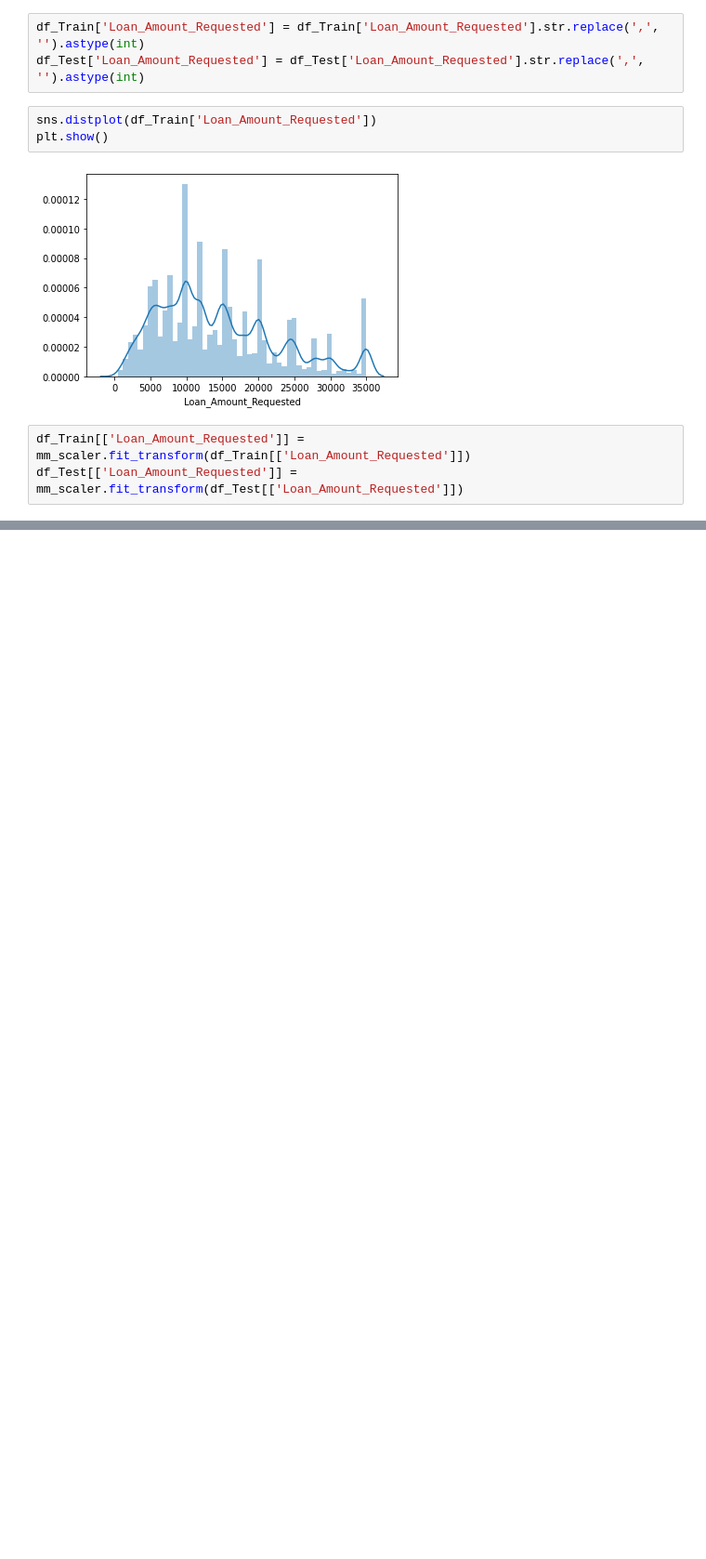
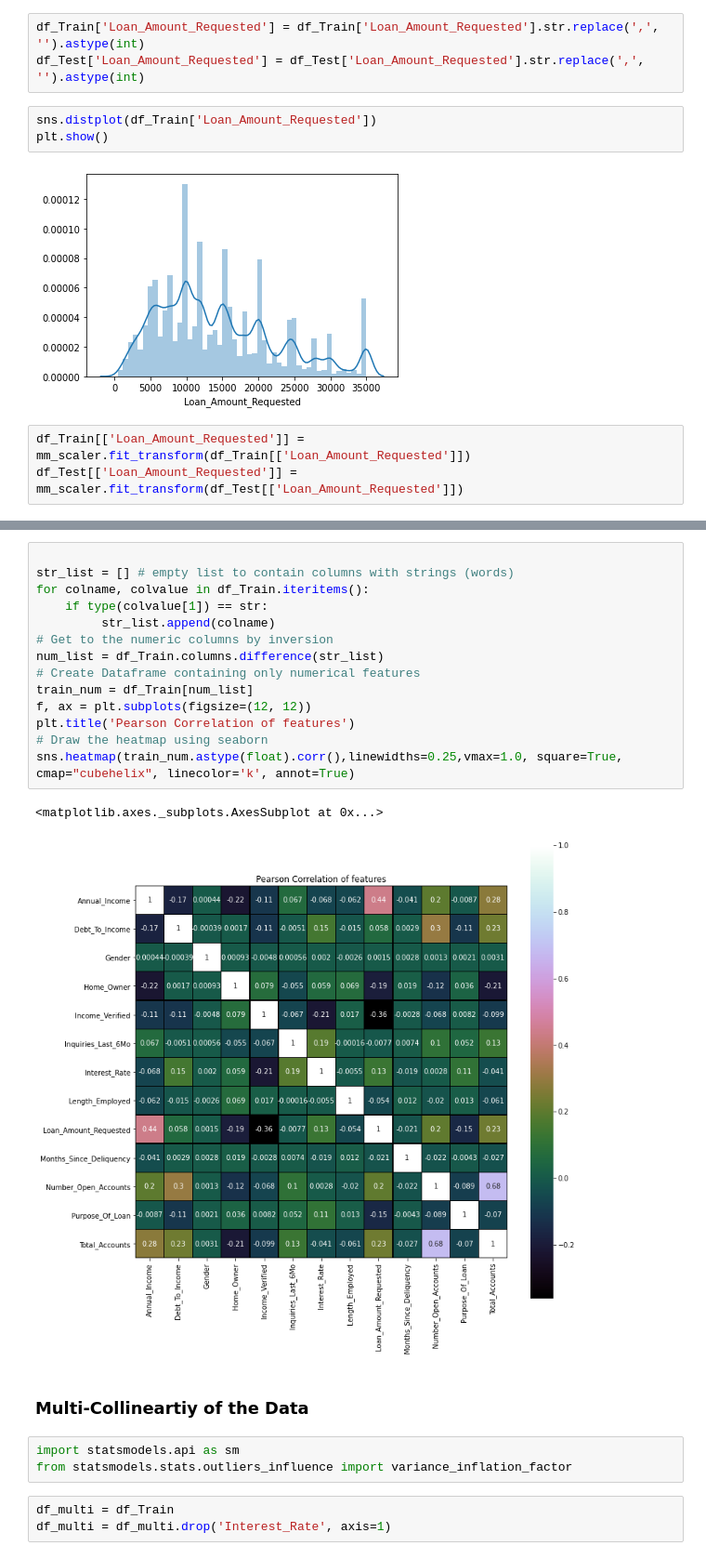
Before and after one commit to blessondensil294/AV-Hackathon-Interest-Rates, a Jupyter notebook: AV_Hackathon_Interest_Rate_Category_Prediction.ipynb, the cells around one changed output, grey strips where cells are left out. Shown: that part at 93% size. Saved outputs shown, nothing was run; the diff lists cells and outputs as text; blank space fills up the shorter version.

```diff
--- a/AV_Hackathon_Interest_Rate_Category_Prediction.ipynb
+++ b/AV_Hackathon_Interest_Rate_Category_Prediction.ipynb
@@ -239,0 +347,25 @@ df_Test[['Annual_Income']] = mm_scaler.fit_transform(df_Test[['Annual_Income']])
+# %%
+
+str_list = [] # empty list to contain columns with strings (words)
+for colname, colvalue in df_Train.iteritems():
+    if type(colvalue[1]) == str:
+         str_list.append(colname)
+# Get to the numeric columns by inversion
+num_list = df_Train.columns.difference(str_list)
+# Create Dataframe containing only numerical features
+train_num = df_Train[num_list]
+f, ax = plt.subplots(figsize=(12, 12))
+plt.title('Pearson Correlation of features')
+# Draw the heatmap using seaborn
+sns.heatmap(train_num.astype(float).corr(),linewidths=0.25,vmax=1.0, square=True, cmap="cubehelix", linecolor='k', annot=True)
+# %% [output]
+<matplotlib.axes._subplots.AxesSubplot at 0x...>
+[figure, added]
+# %% [markdown]
+### Multi-Collineartiy of the Data
+# %%
+import statsmodels.api as sm
+from statsmodels.stats.outliers_influence import variance_inflation_factor
+# %%
+df_multi = df_Train
+df_multi = df_multi.drop('Interest_Rate', axis=1)
```
Also changed, not shown: parts of 29 cells of this notebook.
